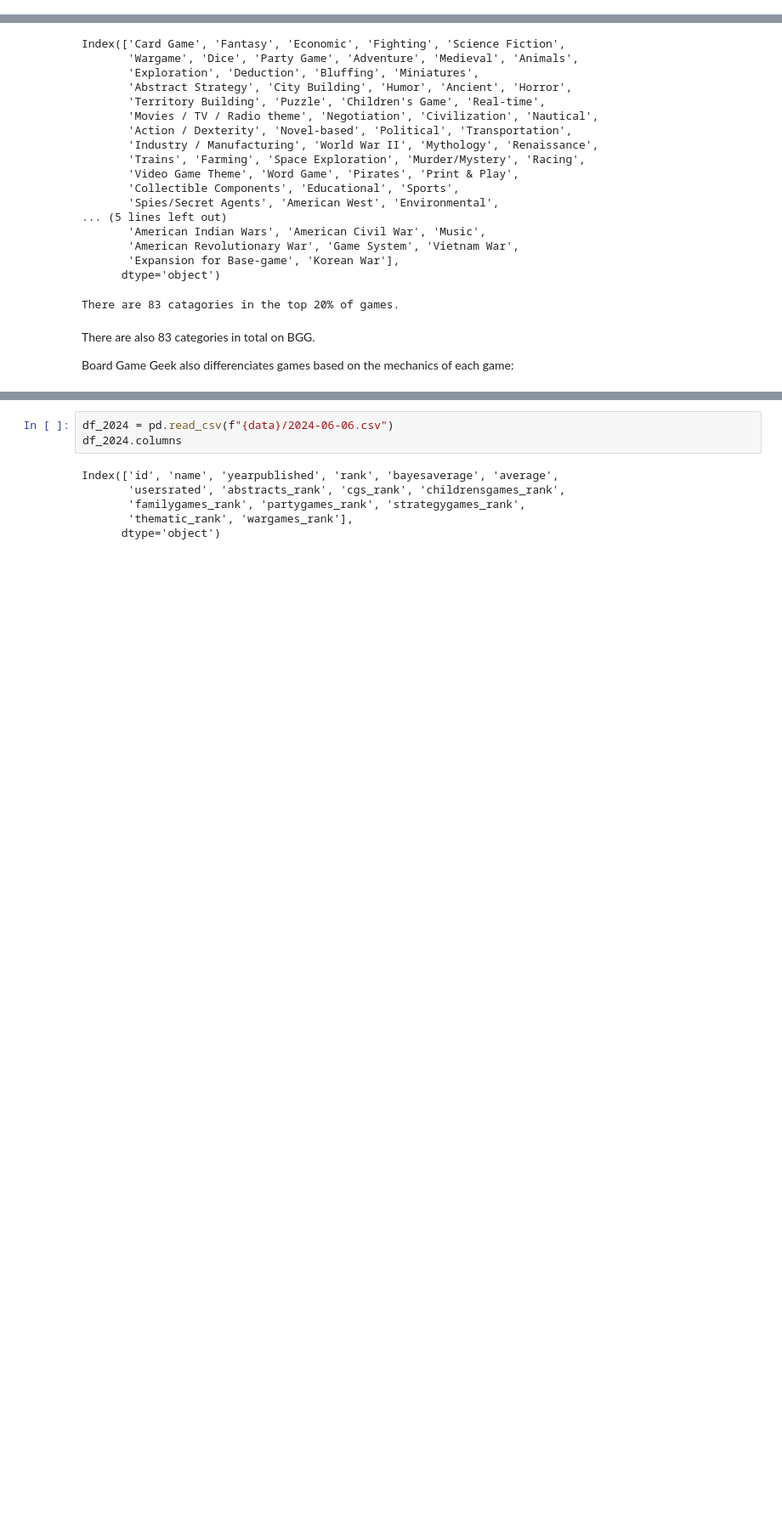
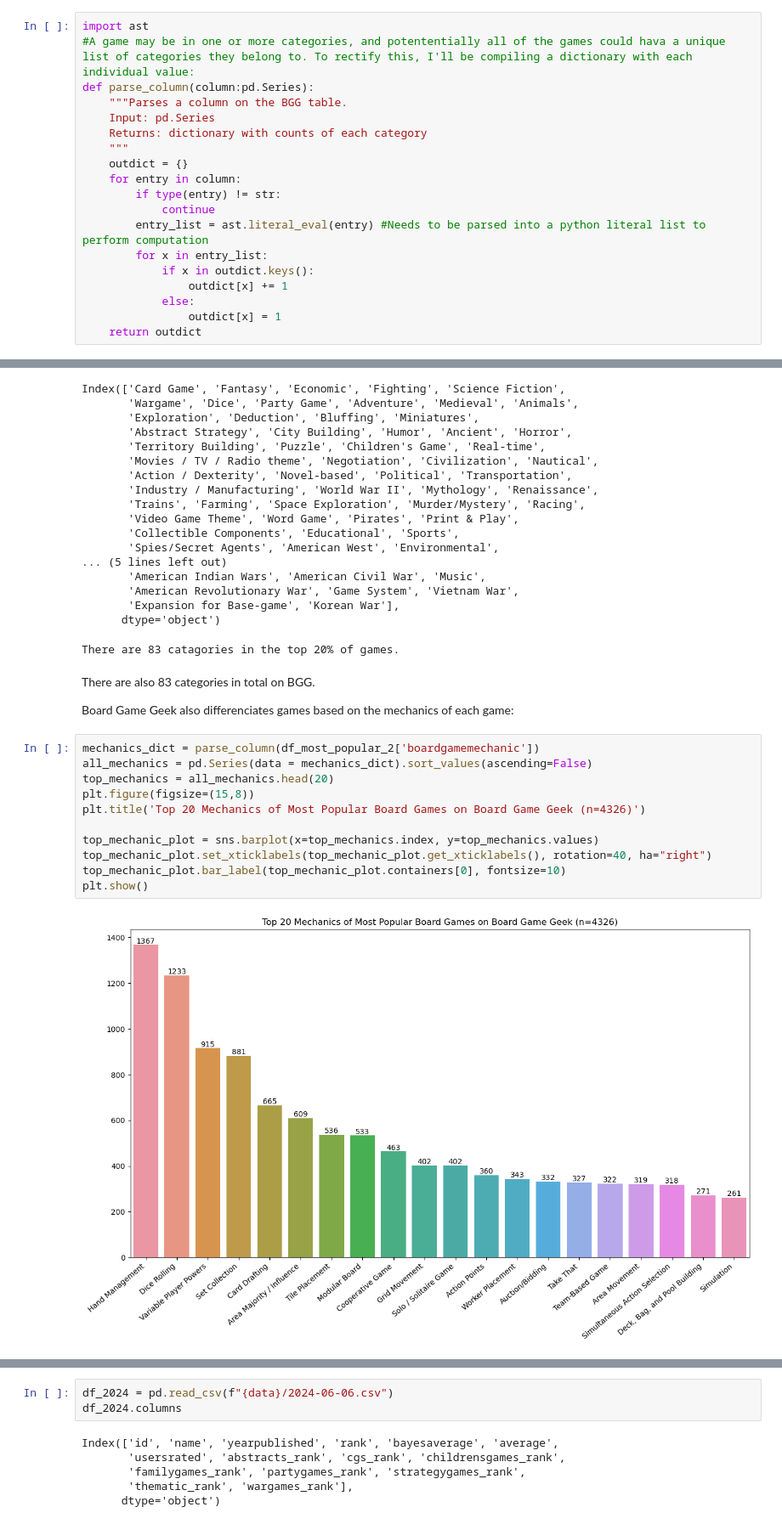
Before and after one commit to J-Zoo99/portfolio, a Jupyter notebook: BoardGameGeek.ipynb, the cells around one changed output, grey strips where cells are left out. Shown at 85% size. Saved outputs shown, nothing was run; the diff lists cells and outputs as text; blank space fills up the shorter version.

Commit message:
Added Analysis for top mechanics

```diff
--- a/BoardGameGeek.ipynb
+++ b/BoardGameGeek.ipynb
@@ -446,0 +432,19 @@ for game_catagories in all_game_categories:
+# %%
+import ast
+#A game may be in one or more categories, and potententially all of the games could hava a unique list of categories they belong to. To rectify this, I'll be compiling a dictionary with each individual value:
+def parse_column(column:pd.Series):
+    """Parses a column on the BGG table.
+    Input: pd.Series
+    Returns: dictionary with counts of each category
+    """
+    outdict = {}
+    for entry in column:
+        if type(entry) != str:
+            continue
+        entry_list = ast.literal_eval(entry) #Needs to be parsed into a python literal list to perform computation
+        for x in entry_list:
+            if x in outdict.keys():
+                outdict[x] += 1
+            else:
+                outdict[x] = 1
+    return outdict
@@ -485,3 +491,16 @@ There are 83 catagories in the top 20% of games.
 There are also 83 categories in total on BGG.
 
 Board Game Geek also differenciates games based on the mechanics of each game:
+# %%
+mechanics_dict = parse_column(df_most_popular_2['boardgamemechanic'])
+all_mechanics = pd.Series(data = mechanics_dict).sort_values(ascending=False)
+top_mechanics = all_mechanics.head(20)
+plt.figure(figsize=(15,8))
+plt.title('Top 20 Mechanics of Most Popular Board Games on Board Game Geek (n=4326)')
+
+top_mechanic_plot = sns.barplot(x=top_mechanics.index, y=top_mechanics.values)
+top_mechanic_plot.set_xticklabels(top_mechanic_plot.get_xticklabels(), rotation=40, ha="right")
+top_mechanic_plot.bar_label(top_mechanic_plot.containers[0], fontsize=10)
+plt.show()
+# %% [output]
+[figure, added]
```
Also changed, not shown: parts of 6 cells of this notebook.
